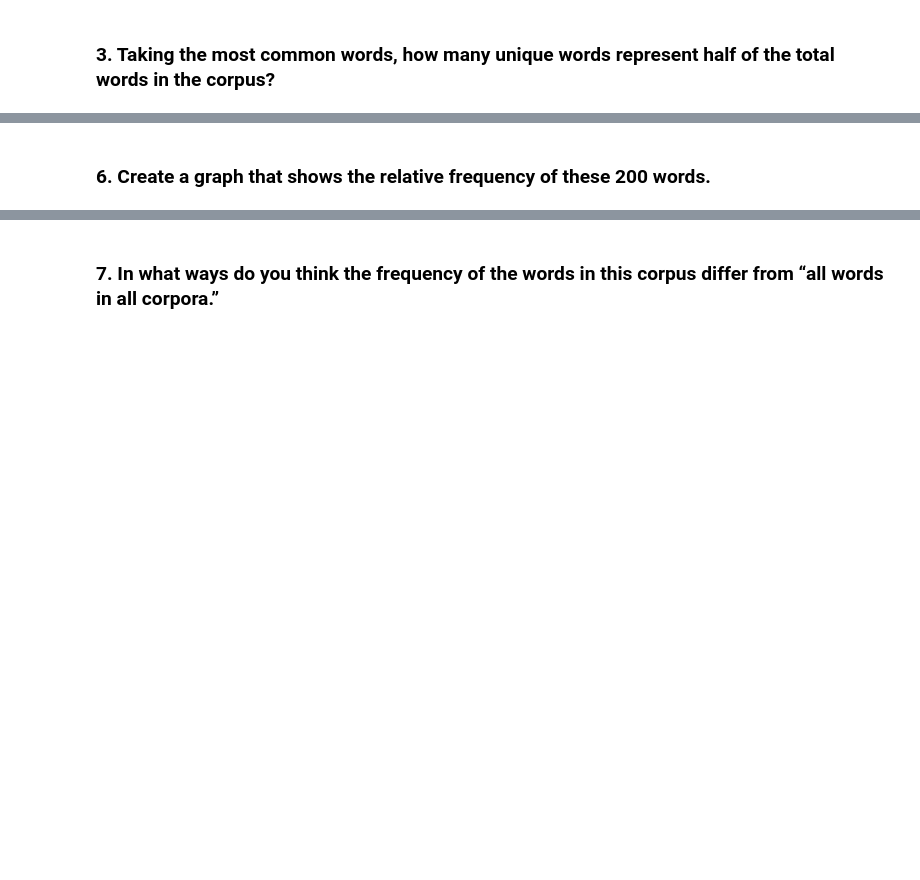
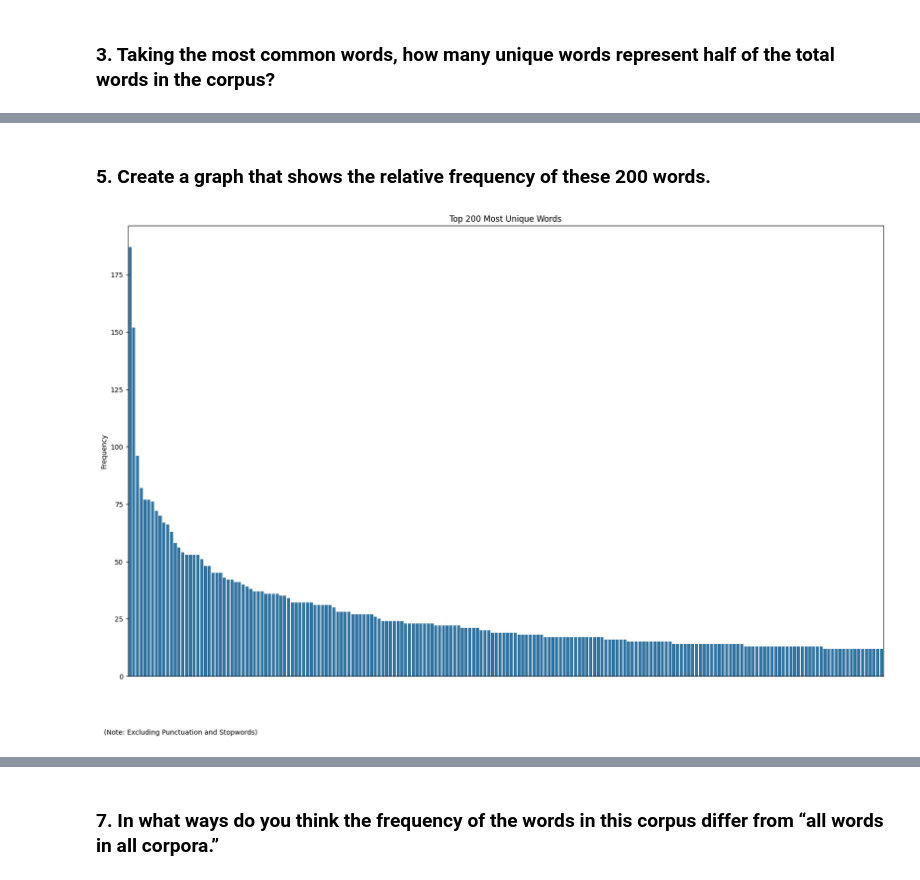
Before and after one commit to hellojohncruz/DATA-620, a Jupyter notebook: High Frequency Words/high_freq_words.ipynb, the cells around one changed output, grey strips where cells are left out. Saved outputs shown, nothing was run; the diff lists cells and outputs as text; code cells hidden in the pictures; blank space fills up the shorter version.

```diff
--- a/High Frequency Words/high_freq_words.ipynb
+++ b/High Frequency Words/high_freq_words.ipynb
@@ -21,2 +177,19 @@ import nltk
 # %% [markdown]
-### 6. Create a graph that shows the relative frequency of these 200 words.
+### 5. Create a graph that shows the relative frequency of these 200 words.
+# %%
+# Convert frequency distribution to a DataFrame
+freq_df = pd.DataFrame(freq_dist.items(), columns=['Word', 'Frequency'])
+
+# Sort by frequency
+freq_df = freq_df.sort_values(by='Frequency', ascending=False)
+
+# Visualize using Seaborn
+plt.figure(figsize=(20, 12))
+ax = sns.barplot(x='Word', y='Frequency', data=freq_df.head(200))
+plt.title("Top 200 Most Unique Words")
+plt.figtext(0.1, 0.01, "(Note: Excluding Punctuation and Stopwords)")
+plt.xticks([])
+plt.xlabel("")
+plt.show()
+# %% [output]
+[figure, added]
```
Also changed, not shown: parts of 21 cells of this notebook, 1 other file.
